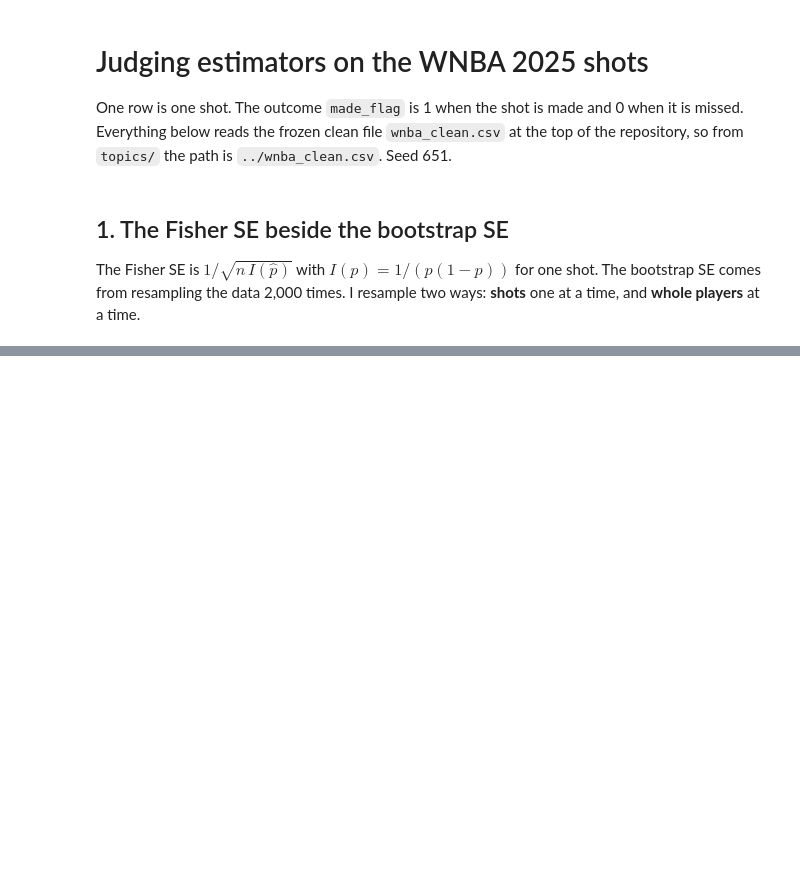
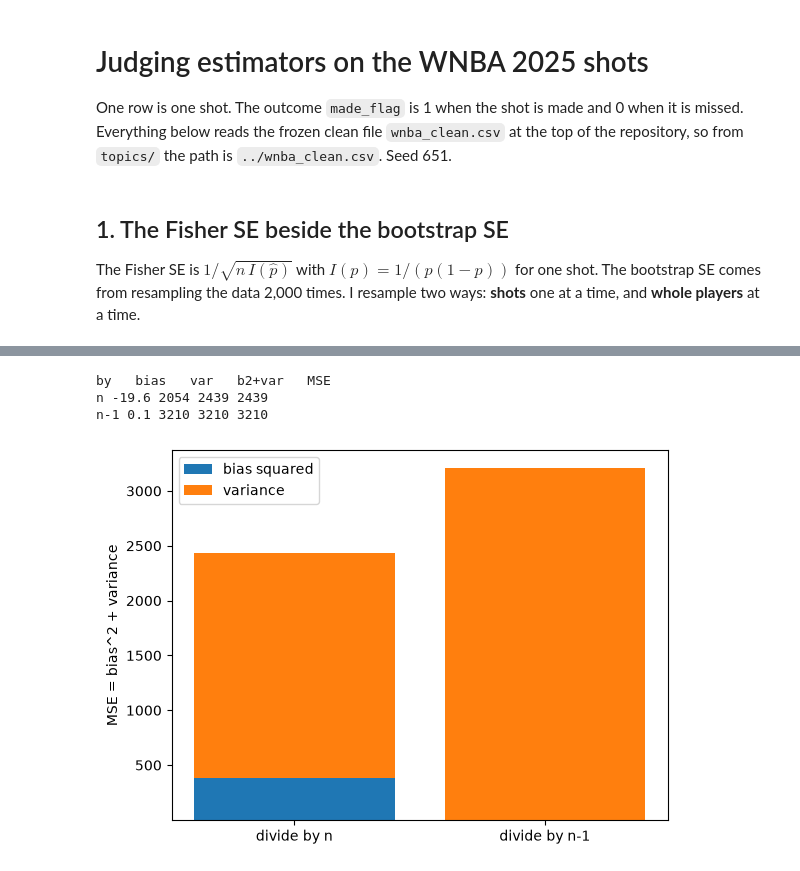
Before and after one commit to KyriansBetterCode/WNBA-Shots, a Jupyter notebook: topics/JudgingEstimators-DATA.ipynb, the cells around one changed output, grey strips where cells are left out. Cells and saved outputs as stored; diff of their text form; code cells hidden in the pictures; blank space fills up the shorter version.

```diff
--- a/topics/JudgingEstimators-DATA.ipynb
+++ b/topics/JudgingEstimators-DATA.ipynb
@@ -31,0 +75,34 @@ FileNotFoundError: [Errno 2] No such file or directory: '../wnba_clean.csv'
+# %%
+x = df["shot_distance"].to_numpy(float)
+truth = x.var()
+rng = np.random.default_rng(651)
+subs = np.array([rng.choice(x, 5, replace=False)
+                 for _ in range(20000)])
+print("by   bias   var   b2+var   MSE")
+for name, d in (("n", 0), ("n-1", 1)):
+    v = subs.var(axis=1, ddof=d)
+    bias = v.mean() - truth
+    var = v.var()
+    mse = ((v - truth) ** 2).mean()
+    print(name, round(bias, 1), round(var),
+          round(bias**2 + var), round(mse))
+# %% [output]
+by   bias   var   b2+var   MSE
+n -19.6 2054 2439 2439
+n-1 0.1 3210 3210 3210
+# %%
+res = {}
+for name, ddof in (("n", 0), ("n-1", 1)):
+    v = subs.var(axis=1, ddof=ddof)
+    res[name] = ((v.mean() - truth), v.var())
+bias_n, var_n = res["n"]
+bias_n1, var_n1 = res["n-1"]
+# %%
+labels = ["divide by n", "divide by n-1"]
+bias2 = [bias_n**2, bias_n1**2]
+var_ = [var_n, var_n1]
+plt.bar(labels, bias2, label="bias squared")
+plt.bar(labels, var_, bottom=bias2, label="variance")
+plt.ylabel("MSE = bias^2 + variance"); plt.legend(); plt.show()
+# %% [output]
+[figure, added]
```
Also changed, not shown: parts of 8 cells of this notebook.
